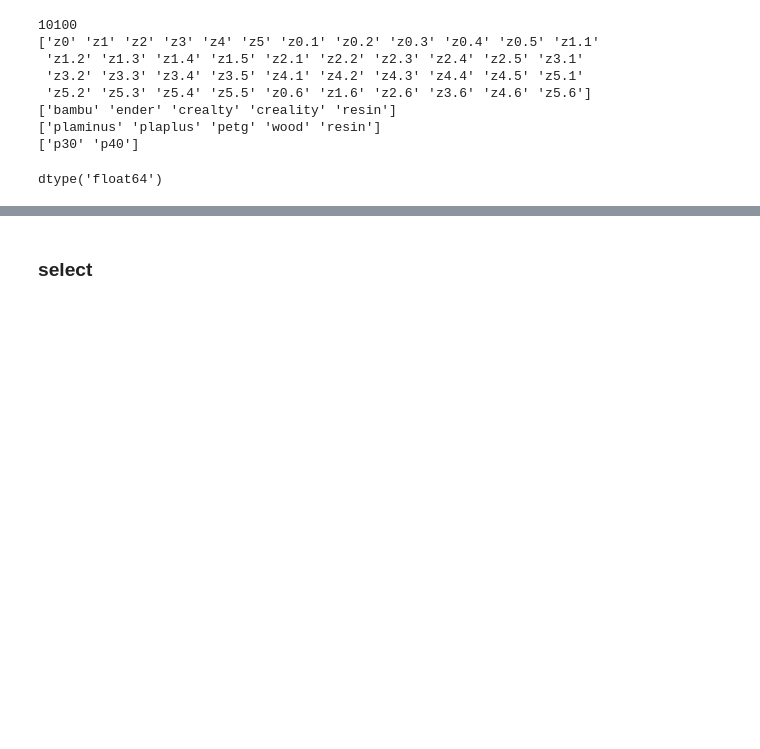
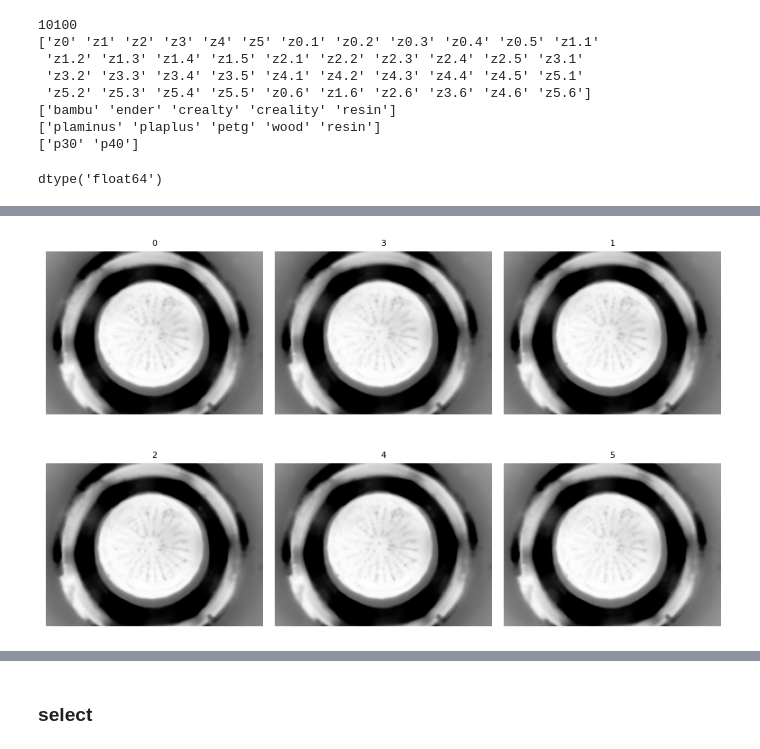
Before and after one commit to shepai/3D-textures, a Jupyter notebook: Experimental/all_the_same.ipynb, the cells around one changed output, grey strips where cells are left out. Drawn from its saved outputs; the diff is of its cells as text; code cells hidden in the pictures; blank space fills up the shorter version.

```diff
--- a/Experimental/all_the_same.ipynb
+++ b/Experimental/all_the_same.ipynb
@@ -232,7 +259,7 @@ for filament in dataset['Filament'].unique():
     for printer in dataset['Printer'].unique():
         z = dataset[
             (dataset['Printer'] == printer) &
-            (dataset['Filament'] == filament)
+            (dataset['Filament'] == filament) & (dataset['Pressure']=="P30")
         ]
         for texture in z['Pattern'].unique():
             z_ = z[z['Pattern'] == texture]
@@ -251,6 +278,32 @@ for filament in dataset['Filament'].unique():
 # finalize prototype
 for texture in av_all:
     av_all[texture] /= count[texture]
+# %%
+
+
+textures = list(av_all.keys())
+
+n = len(textures)
+cols = math.ceil(math.sqrt(n))
+rows = math.ceil(n / cols)
+
+fig, axes = plt.subplots(rows, cols, figsize=(3 * cols, 3 * rows))
+axes = axes.ravel()
+
+for ax, texture in zip(axes, textures):
+    img = np.average(av_all[texture],axis=0)[0]  # one image per textur
+    ax.imshow(img,cmap="Greys")
+    ax.set_title(str(texture), fontsize=8)
+    ax.axis('off')
+
+# Hide unused axes
+for ax in axes[n:]:
+    ax.axis('off')
+
+plt.tight_layout()
+plt.show()
+# %% [output]
+[figure, added]
 # %%
 printer_filament = {}
 count_pf = {}
```
Also changed, not shown: parts of 9 cells of this notebook.
